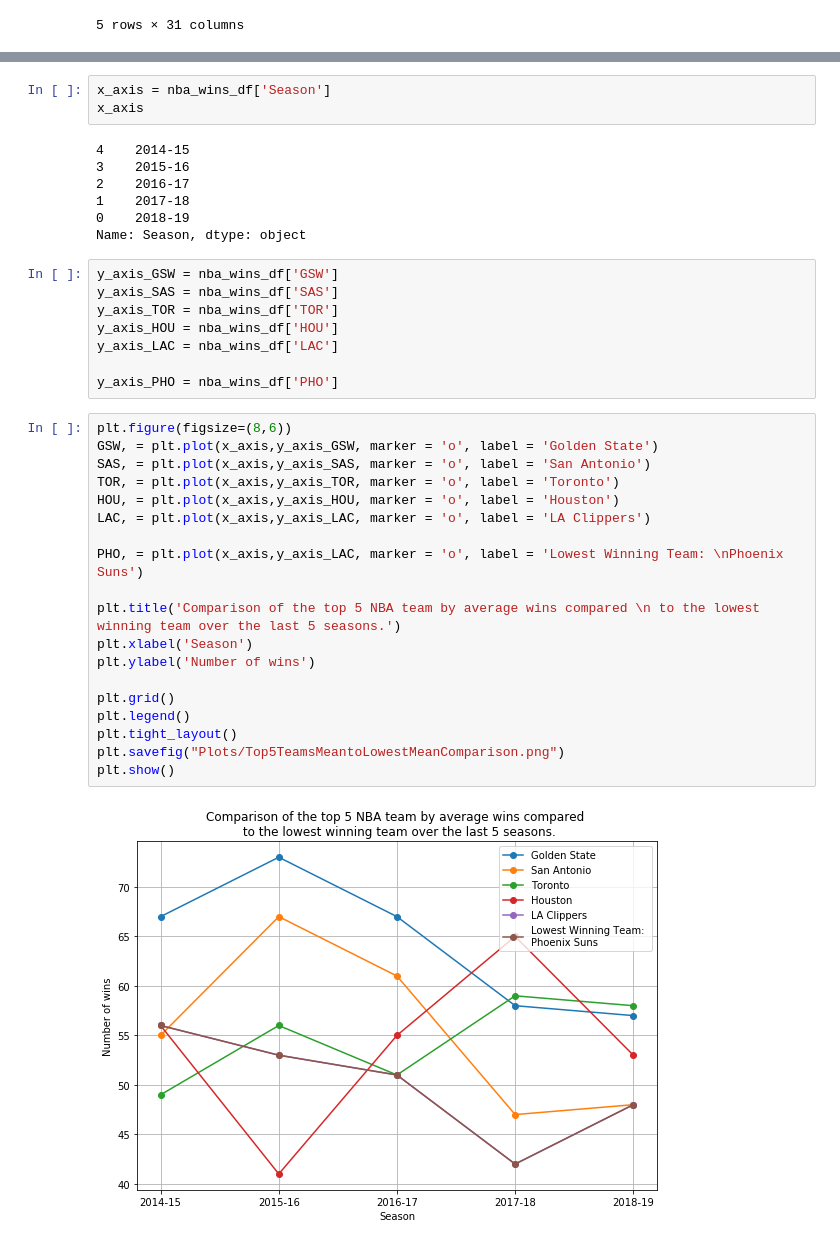
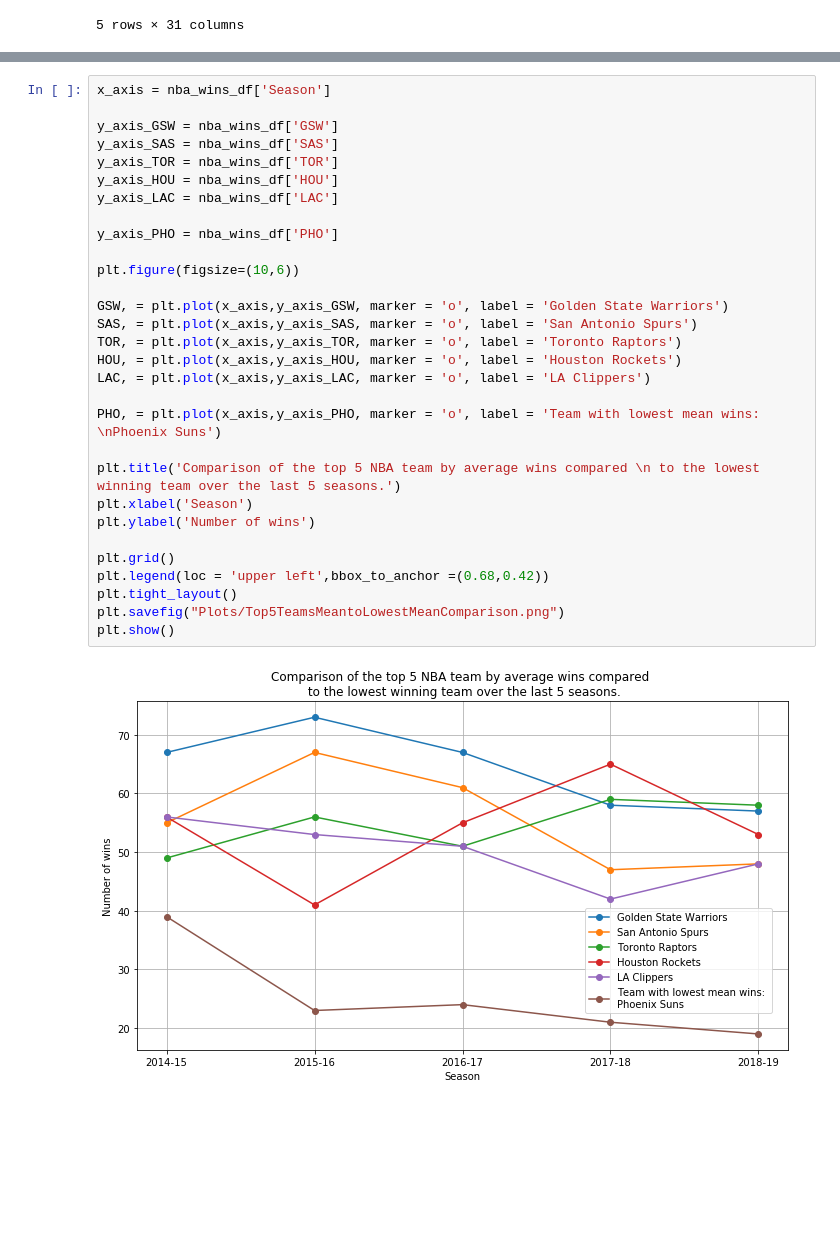
Before and after one commit to Michelin96/project-one, a Jupyter notebook: TeamWins_plots.ipynb, the cells around one changed output, grey strips where cells are left out. Cells and saved outputs as stored; diff of their text form; blank space fills up the shorter version.

Commit message:
Commiting changes to TeamWins_plots.ipynb

```diff
--- a/TeamWins_plots.ipynb
+++ b/TeamWins_plots.ipynb
@@ -112,42 +120,35 @@ dtype: float64
-# %%
-x_axis = nba_wins_df['Season']
-x_axis
-# %% [output]
-4    2014-15
-3    2015-16
-2    2016-17
-1    2017-18
-0    2018-19
-Name: Season, dtype: object
-# %%
-y_axis_GSW = nba_wins_df['GSW']
-y_axis_SAS = nba_wins_df['SAS']
-y_axis_TOR = nba_wins_df['TOR']
-y_axis_HOU = nba_wins_df['HOU']
-y_axis_LAC = nba_wins_df['LAC']
-
-y_axis_PHO = nba_wins_df['PHO']
 # %%
-plt.figure(figsize=(8,6))
-GSW, = plt.plot(x_axis,y_axis_GSW, marker = 'o', label = 'Golden State')
-SAS, = plt.plot(x_axis,y_axis_SAS, marker = 'o', label = 'San Antonio')
-TOR, = plt.plot(x_axis,y_axis_TOR, marker = 'o', label = 'Toronto')
-HOU, = plt.plot(x_axis,y_axis_HOU, marker = 'o', label = 'Houston')
+x_axis = nba_wins_df['Season']
+
+y_axis_GSW = nba_wins_df['GSW']
+y_axis_SAS = nba_wins_df['SAS']
+y_axis_TOR = nba_wins_df['TOR']
+y_axis_HOU = nba_wins_df['HOU']
+y_axis_LAC = nba_wins_df['LAC']
+
+y_axis_PHO = nba_wins_df['PHO']
+
+plt.figure(figsize=(10,6))
+
+GSW, = plt.plot(x_axis,y_axis_GSW, marker = 'o', label = 'Golden State Warriors')
+SAS, = plt.plot(x_axis,y_axis_SAS, marker = 'o', label = 'San Antonio Spurs')
+TOR, = plt.plot(x_axis,y_axis_TOR, marker = 'o', label = 'Toronto Raptors')
+HOU, = plt.plot(x_axis,y_axis_HOU, marker = 'o', label = 'Houston Rockets')
 LAC, = plt.plot(x_axis,y_axis_LAC, marker = 'o', label = 'LA Clippers')
 
-PHO, = plt.plot(x_axis,y_axis_LAC, marker = 'o', label = 'Lowest Winning Team: \nPhoenix Suns')
+PHO, = plt.plot(x_axis,y_axis_PHO, marker = 'o', label = 'Team with lowest mean wins: \nPhoenix Suns')
 
 plt.title('Comparison of the top 5 NBA team by average wins compared \n to the lowest winning team over the last 5 seasons.')
 plt.xlabel('Season')
 plt.ylabel('Number of wins')
 
 plt.grid()
-plt.legend()
+plt.legend(loc = 'upper left',bbox_to_anchor =(0.68,0.42))
 plt.tight_layout()
 plt.savefig("Plots/Top5TeamsMeantoLowestMeanComparison.png")
 plt.show()
 # %% [output]
-[figure, old version]
+[figure, new version]
 # %%
 # Set x axis and tick locations
 x_axis = np.arange(len(nba_sum_wins_sorted_df))
```
Also changed, not shown: parts of 6 cells of this notebook, 3 other files.
